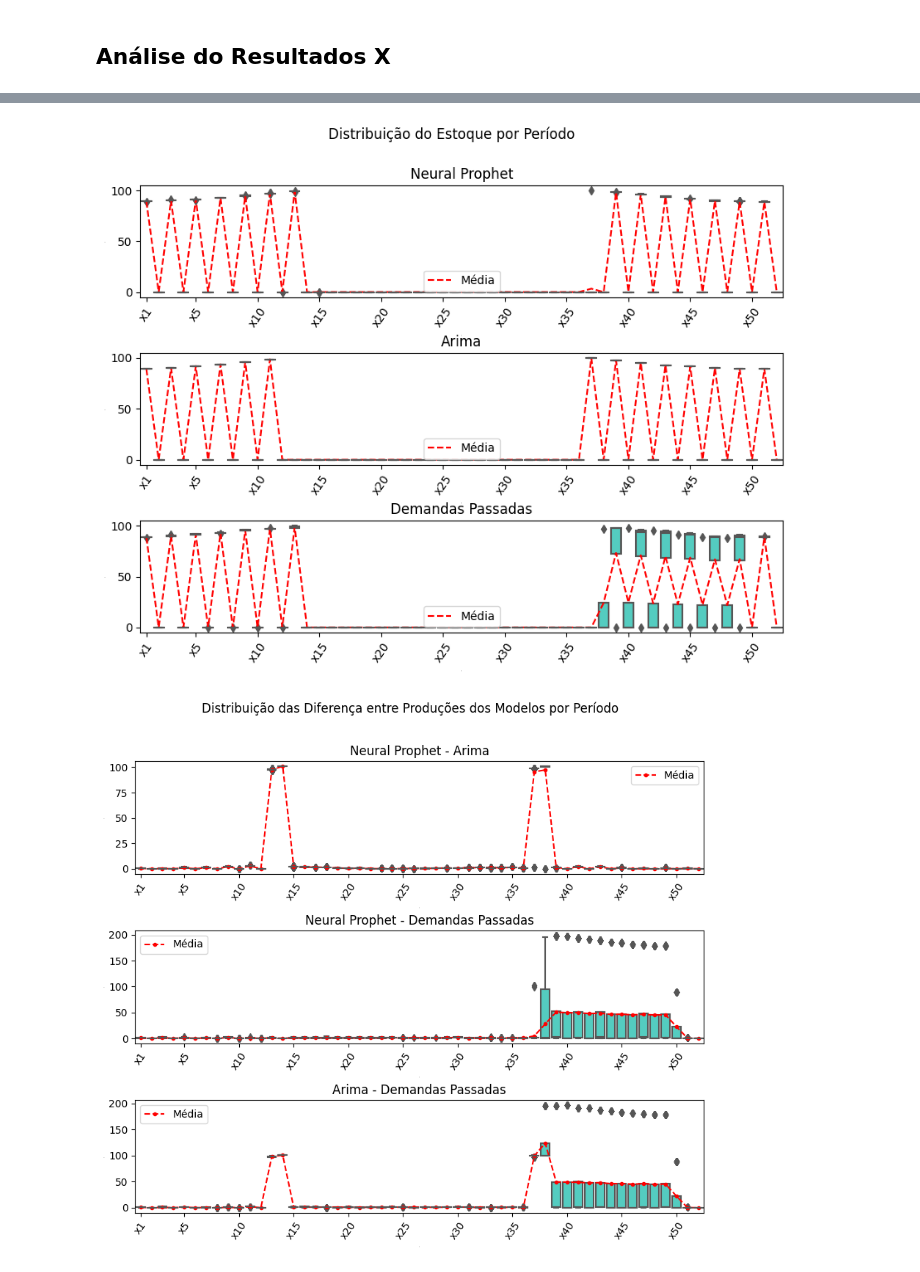
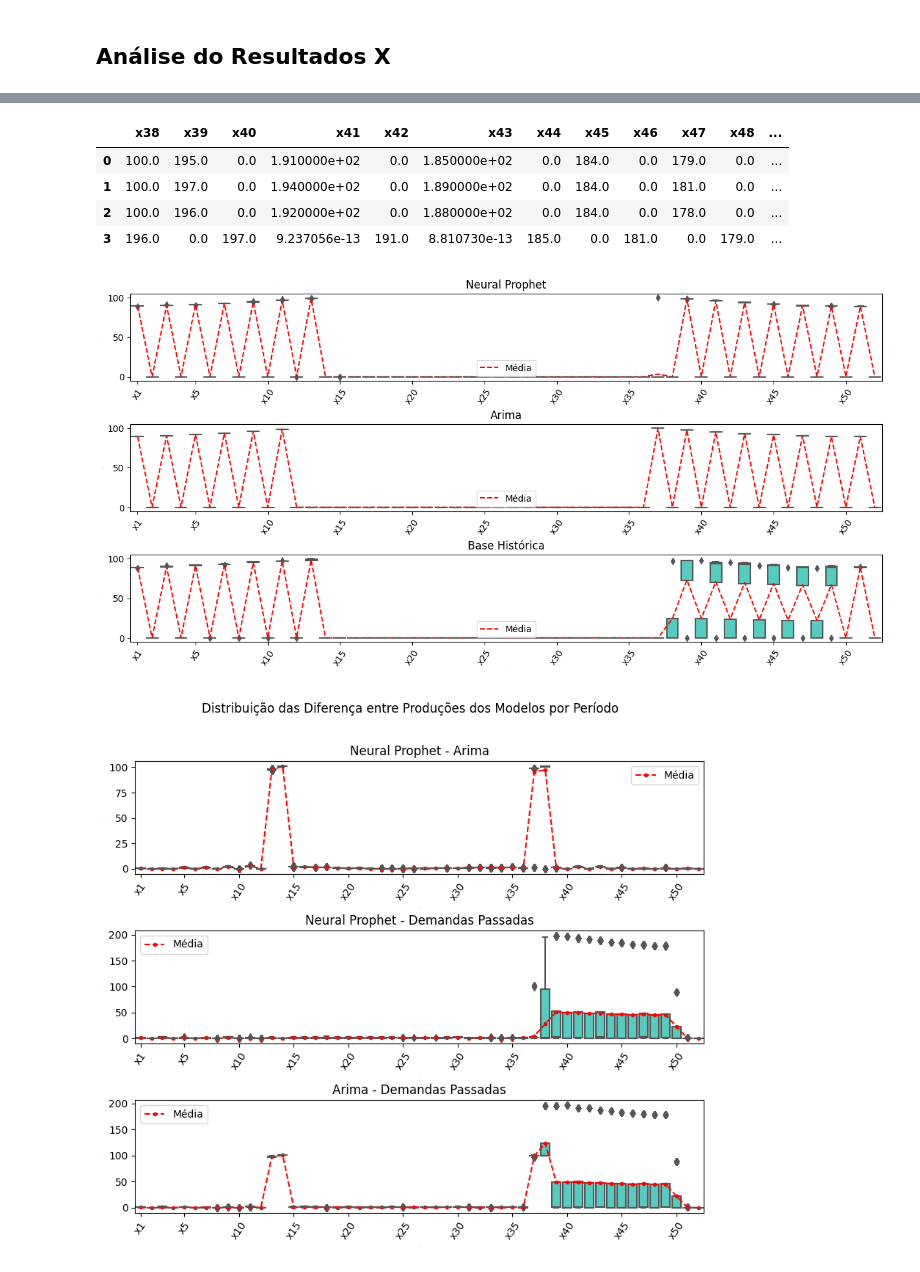
Before and after one commit to MarcioB1999/Prev_For_ULS, a Jupyter notebook: Modelo_pi/resultados_pi_analise.ipynb, the cells around one changed output, grey strips where cells are left out. Cells and saved outputs as stored; diff of their text form; code cells hidden in the pictures.

```diff
--- a/Modelo_pi/resultados_pi_analise.ipynb
+++ b/Modelo_pi/resultados_pi_analise.ipynb
@@ -131,3 +152,11 @@ plt.savefig('C:/Users/marcio/Documents/Prev_For_ULS/Resultados/img/ResultX.png',
+# %%
+aux
+# %% [output]
+|  | x38 | x39 | x40 | x41 | x42 | x43 | x44 | x45 | x46 | x47 | x48 | ... |
+| 0 | 100.0 | 195.0 | 0.0 | 1.910000e+02 | 0.0 | 1.850000e+02 | 0.0 | 184.0 | 0.0 | 179.0 | 0.0 | ... |
+| 1 | 100.0 | 197.0 | 0.0 | 1.940000e+02 | 0.0 | 1.890000e+02 | 0.0 | 184.0 | 0.0 | 181.0 | 0.0 | ... |
+| 2 | 100.0 | 196.0 | 0.0 | 1.920000e+02 | 0.0 | 1.880000e+02 | 0.0 | 184.0 | 0.0 | 178.0 | 0.0 | ... |
+| 3 | 196.0 | 0.0 | 197.0 | 9.237056e-13 | 191.0 | 8.810730e-13 | 185.0 | 0.0 | 181.0 | 0.0 | 179.0 | ... |
 # %%
 result_s_np = describe_var(resultados_np,'s')
 result_s_ar = describe_var(resultados_ar,'s')
@@ -137,8 +166,8 @@ boxPlot_s_np = dataFrame_to_boxPlot(result_s_np,'value')
 boxPlot_s_ar = dataFrame_to_boxPlot(result_s_ar,'value')
 boxPlot_s_treino = dataFrame_to_boxPlot(result_s_treino,'value')
 # %%
-fig=plt.figure(figsize=(10,7))
-fig.suptitle('Distribuição do Estoque por Período')
+fig=plt.figure(figsize=(15,7))
+#fig.suptitle('Distribuição do Estoque por Período')
 
 
 
@@ -169,7 +198,7 @@ plt.legend()
 
 
 ax=fig.add_subplot(3,1,3)
-ax.set_title('Demandas Passadas')
+ax.set_title('Base Histórica')
 sns.boxplot(data=boxPlot_s_treino,x='x',y='value',color='turquoise')
 plt.plot(result_s_treino.columns,result_s_treino.describe().iloc[1,:],color='red',linestyle='--',label='Média')
 plt.xlabel([], fontsize=0)
@@ -180,7 +209,7 @@ plt.xticks([0]+[i*5-1 for i in range(1,int(len(result_s_treino.columns)/5)+1)])
 plt.legend()
 plt.savefig('C:/Users/marcio/Documents/Prev_For_ULS/Resultados/img/ResultS.png', format='png', bbox_inches='tight',pad_inches = 0.1)
 # %% [output]
-[figure, old version]
+[figure, new version]
 # %%
 dist_x_NA = describe_dist_var(resultados_np,resultados_ar,'x')
 boxPlot_dist_x_NA = dataFrame_to_boxPlot(dist_x_NA,'dist')
```
Also changed, not shown: parts of 5 cells of this notebook, 10 other files.
